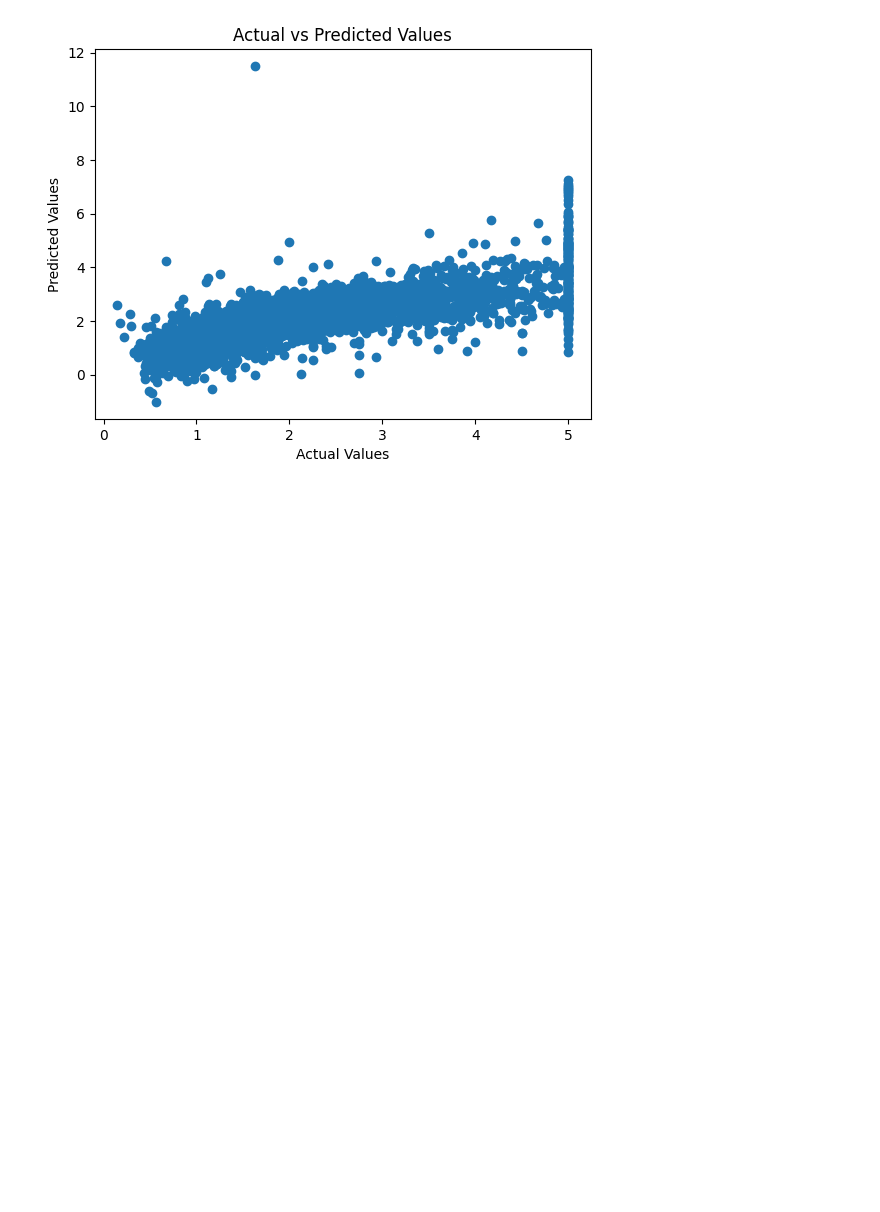
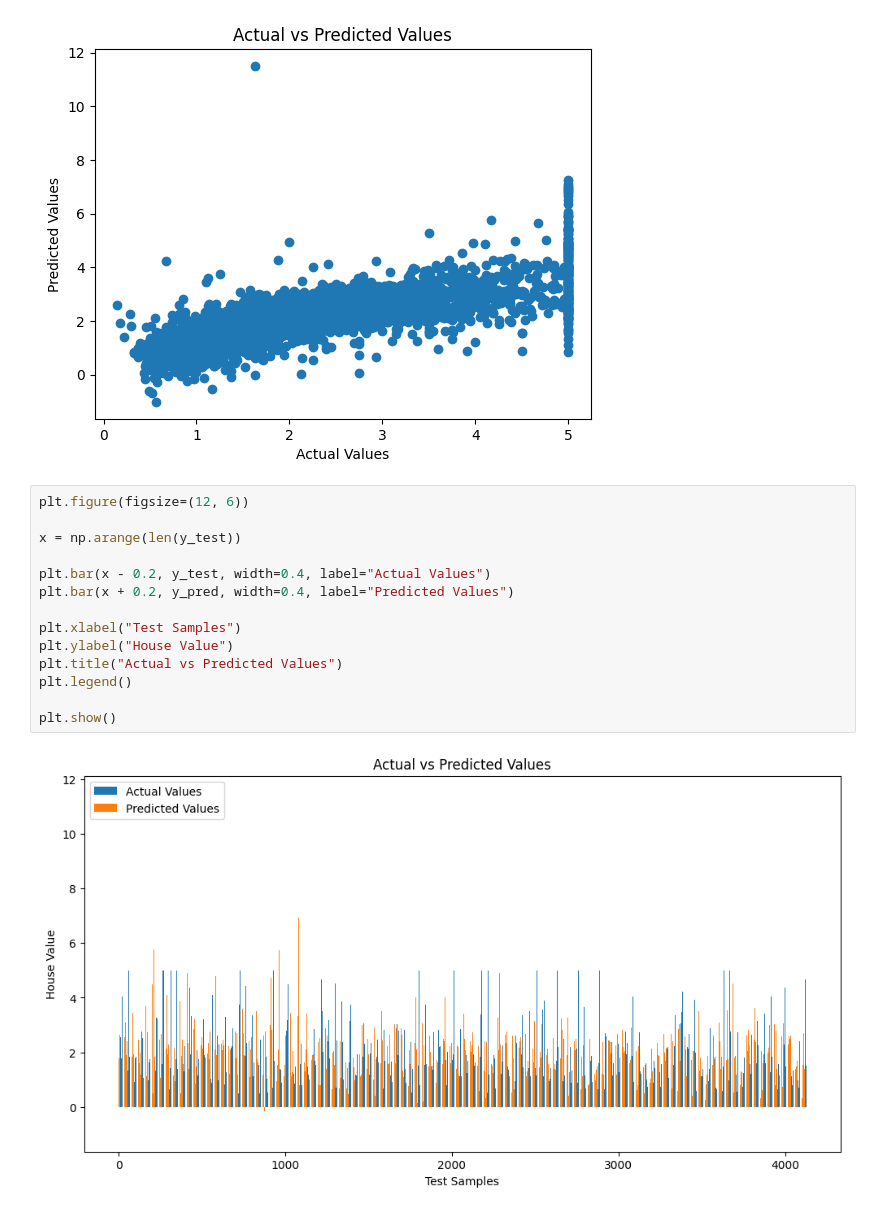
Before and after one commit to karanbisht45/ML-Lab, a Jupyter notebook: linear_regression_regularization.ipynb, the cells around one changed output. Cells and saved outputs as stored; diff of their text form; blank space fills up the shorter version.

Commit message:
added bar chart

```diff
--- a/linear_regression_regularization.ipynb
+++ b/linear_regression_regularization.ipynb
@@ -61,3 +61,19 @@ plt.title("Actual vs Predicted Values")
 plt.show()
 # %% [output]
 [figure]
+# %%
+plt.figure(figsize=(12, 6))
+
+x = np.arange(len(y_test))
+
+plt.bar(x - 0.2, y_test, width=0.4, label="Actual Values")
+plt.bar(x + 0.2, y_pred, width=0.4, label="Predicted Values")
+
+plt.xlabel("Test Samples")
+plt.ylabel("House Value")
+plt.title("Actual vs Predicted Values")
+plt.legend()
+
+plt.show()
+# %% [output]
+[figure, added]
```
